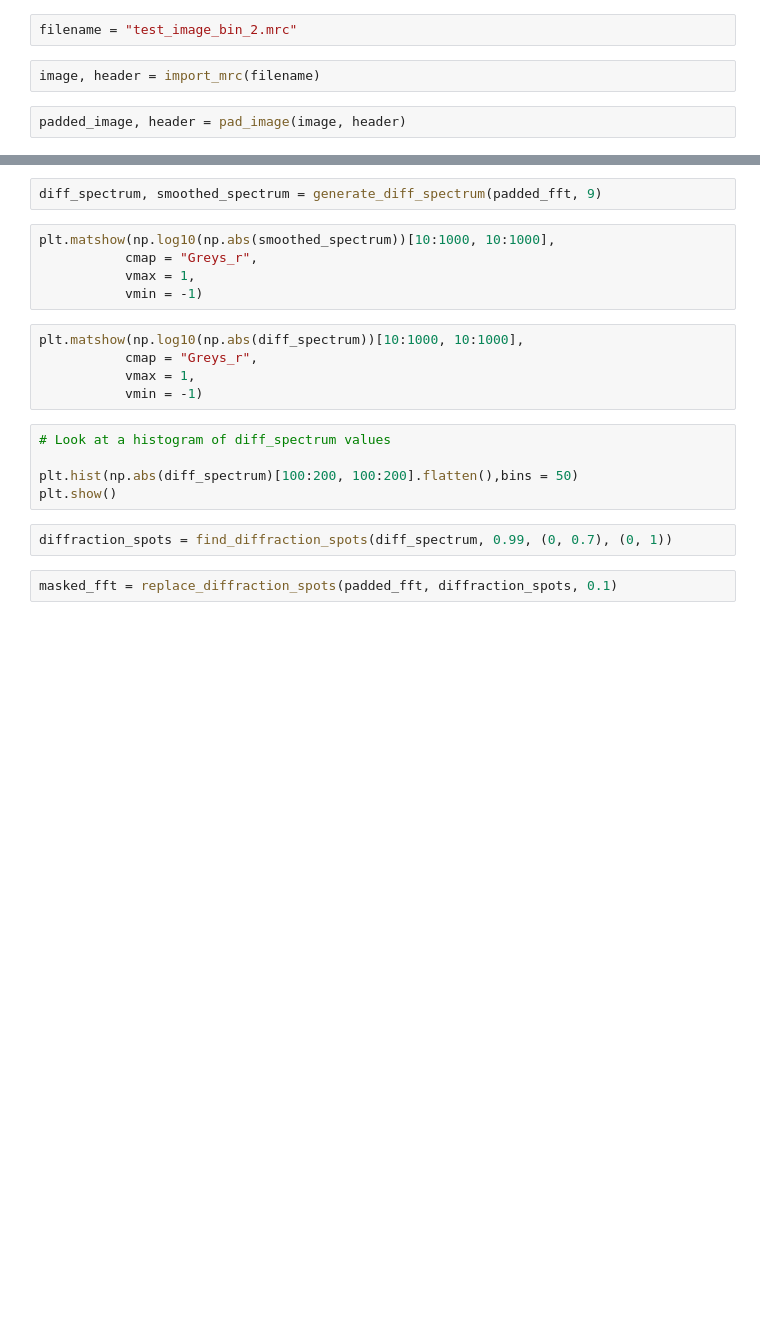
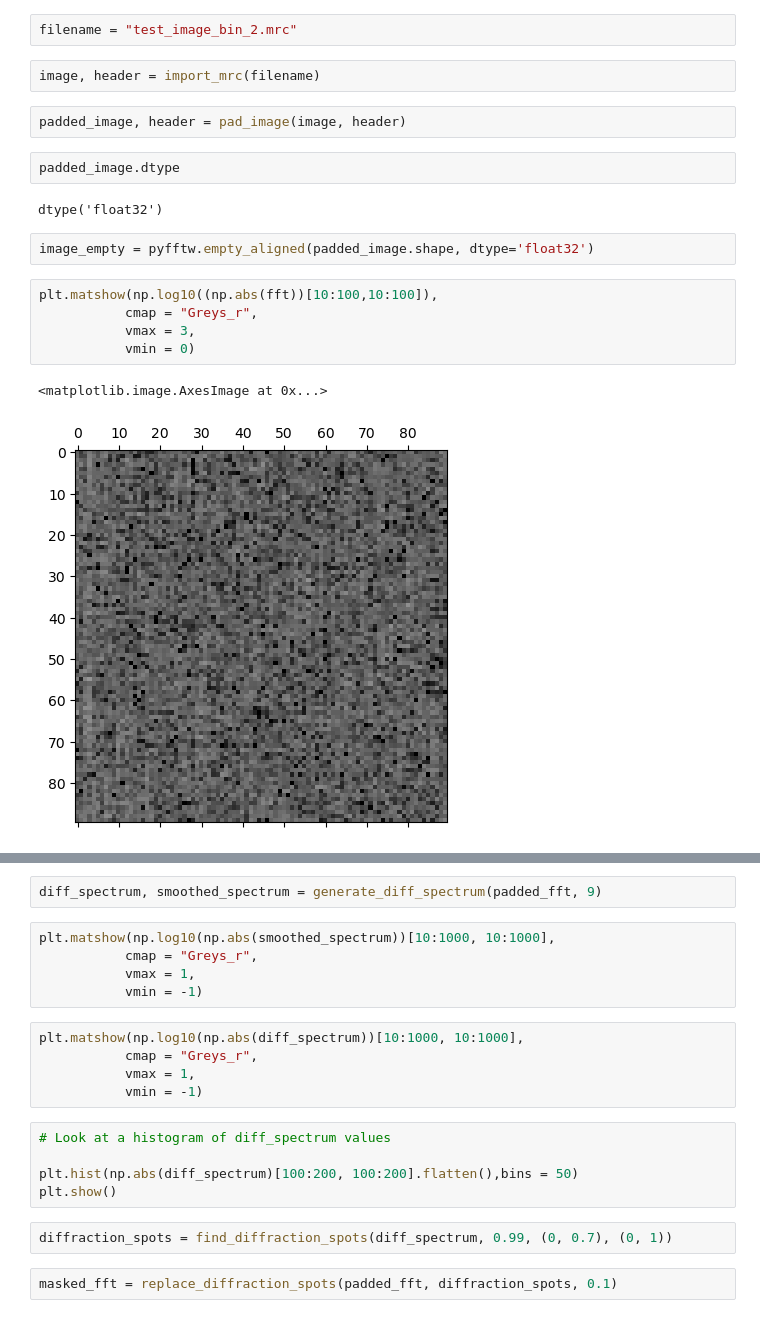
Before and after one commit to r-karimi/saxtal, a Jupyter notebook: saxtal_functions.ipynb, the cells around one changed output, grey strips where cells are left out. Cells and saved outputs as stored; diff of their text form; blank space fills up the shorter version.

```diff
--- a/saxtal_functions.ipynb
+++ b/saxtal_functions.ipynb
@@ -343,5 +352,19 @@ filename = "test_image_bin_2.mrc"
 image, header = import_mrc(filename)
 # %%
 padded_image, header = pad_image(image, header)
+# %%
+padded_image.dtype
+# %% [output]
+dtype('float32')
+# %%
+image_empty = pyfftw.empty_aligned(padded_image.shape, dtype='float32')
+# %%
+plt.matshow(np.log10((np.abs(fft))[10:100,10:100]),
+           cmap = "Greys_r",
+           vmax = 3,
+           vmin = 0)
+# %% [output]
+<matplotlib.image.AxesImage at 0x...>
+[figure, added]
 # %%
 padded_fft = scipy_fft(padded_image, True)
```
Also changed, not shown: parts of 7 cells of this notebook, 2 other files.
